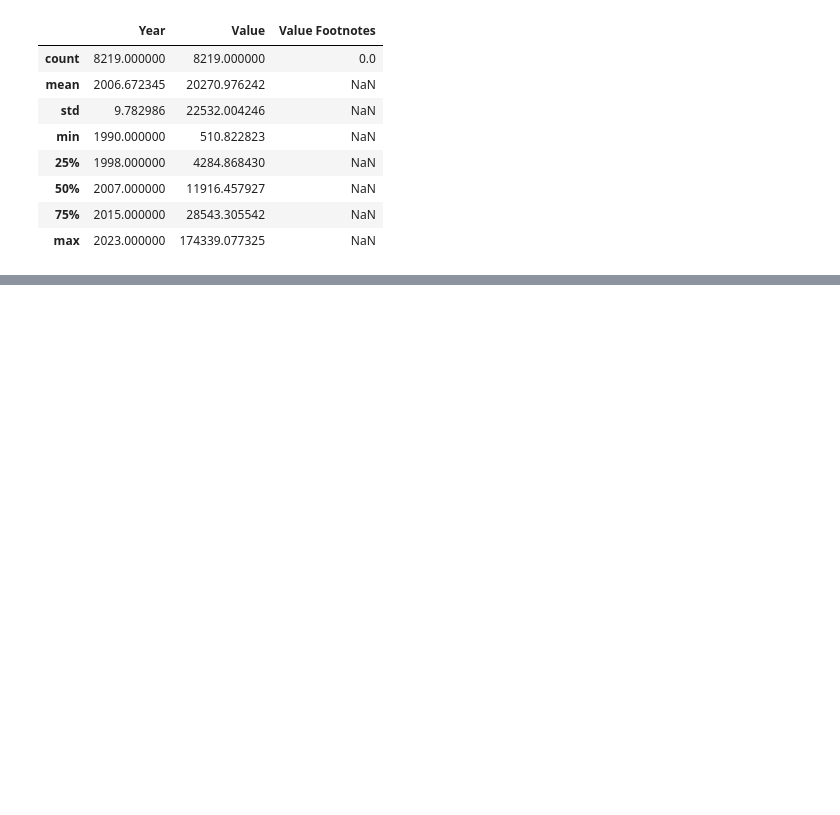
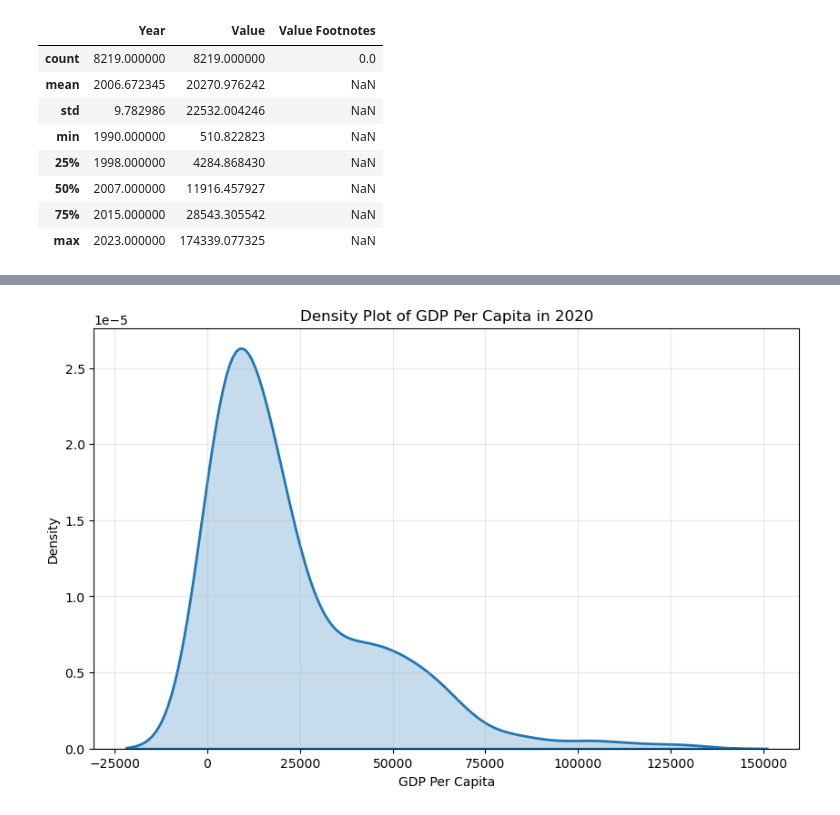
Before and after one commit to NSS-Data-Analytics-Cohort-16/da16-python-gdp-and-internet-use-analysis-rachelhudak, a Jupyter notebook: notebooks/Untitled.ipynb, the cells around one changed output, grey strips where cells are left out. Cells and saved outputs as stored; diff of their text form; code cells hidden in the pictures; blank space fills up the shorter version.

```diff
--- a/notebooks/Untitled.ipynb
+++ b/notebooks/Untitled.ipynb
@@ -64,0 +165,18 @@ AttributeError: 'DataFrame' object has no attribute 'drop_these'
+# %%
+#8 density plot to show the distribution of GDP per capita for the year 2020
+import matplotlib.pyplot as plt
+import seaborn as sns  # Seaborn makes KDE plots much easier
+
+gdp_2020 = gdp_df_droppedVF[gdp_df_droppedVF["Year"] == 2020]["GDP_Per_Capita"]
+
+
+plt.figure(figsize=(10,6))
+sns.kdeplot(gdp_2020, fill=True, linewidth=2)
+
+plt.title("Density Plot of GDP Per Capita in 2020")
+plt.xlabel("GDP Per Capita")
+plt.ylabel("Density")
+plt.grid(alpha=0.3)
+plt.show()
+# %% [output]
+[figure, added]
```
Also changed, not shown: parts of 26 cells of this notebook.
